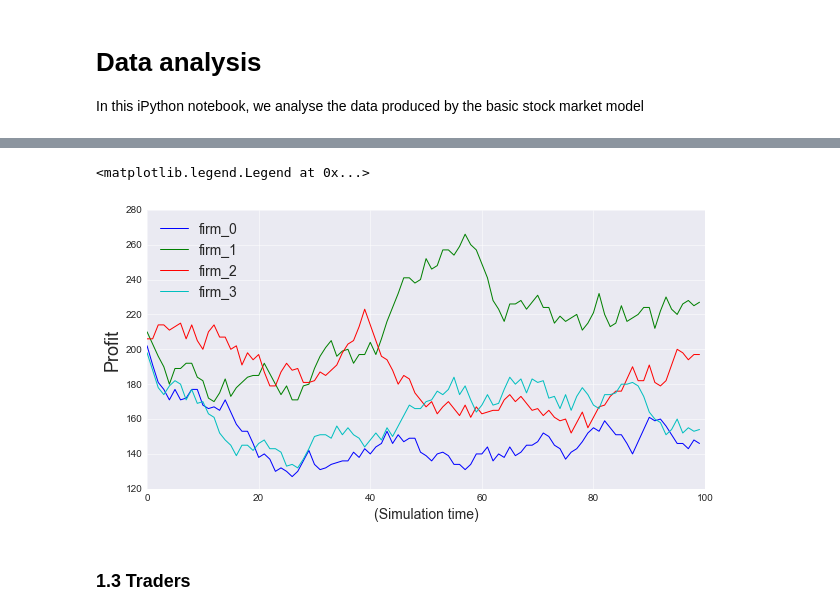
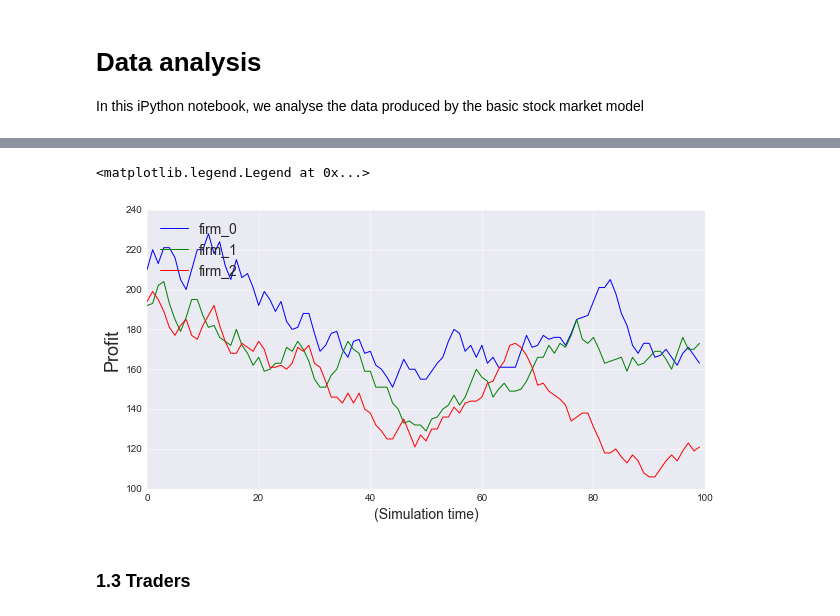
Before and after one commit to LCfP/Agent-Based-Stock-Market-Model, a Jupyter notebook: data_notebook.ipynb, the cells around one changed output, grey strips where cells are left out. Cells and saved outputs as stored; diff of their text form; code cells hidden in the pictures.

```diff
--- a/data_notebook.ipynb
+++ b/data_notebook.ipynb
@@ -87,5 +83,11 @@ In this section, we examine the state variables of firms. These are:
 * Bookvalue,
 * Dividend rate.
 # %%
-firmVariables = pd.read_sql_query("SELECT Statevariables.period, Variabletypes.variable_type, Objects.object_name, Objects.object_type, Statevariables.value FROM Statevariables JOIN Variabletypes JOIN Objects ON Statevariables.variable_type = Variabletypes.id and Statevariables.owner_id = Objects.id WHERE Objects.object_type = 'firm'", conn)
+firmVariables = pd.read_sql_query(
+    """
+    SELECT Statevariables.period, Variabletypes.variable_type, Objects.object_name, Objects.object_type, Statevariables.value
+    FROM Statevariables JOIN Variabletypes JOIN Objects
+    ON Statevariables.variable_id = Variabletypes.id and Statevariables.owner_id = Objects.id
+    WHERE Objects.object_type = 'firm'
+    """, conn)
 # %%
@@ -111,24 +103,24 @@ firmVariables.head(15)
 firm_0 = firmVariables.query('variable_type == "profit" and object_name == "firm_0"')['value']
 firm_1 = firmVariables.query('variable_type == "profit" and object_name == "firm_1"')['value']
 firm_2 = firmVariables.query('variable_type == "profit" and object_name == "firm_2"')['value']
-firm_3 = firmVariables.query('variable_type == "profit" and object_name == "firm_3"')['value']
-f_time = firmVariables.query('variable_type == "profit" and object_name == "firm_3"')['period']
+#firm_3 = firmVariables.query('variable_type == "profit" and object_name == "firm_3"')['value']
+f_time = firmVariables.query('variable_type == "profit" and object_name == "firm_0"')['period']
 # %%
 fig = plt.figure(figsize=(10,5))
 ax1 = fig.add_subplot(111)
 
 ax1.plot(f_time, firm_0, label='firm_0')
 ax1.plot(f_time, firm_1, label='firm_1')
 ax1.plot(f_time, firm_2, label='firm_2')
-ax1.plot(f_time, firm_3, label='firm_3')
+#ax1.plot(f_time, firm_3, label='firm_3')
 
 ax1.set_xlabel('(Simulation time)', fontsize='14')
 ax1.set_ylabel('Profit', fontsize='18')
 
 plt.legend(loc=2, fontsize='14')
 # %% [output]
 <matplotlib.legend.Legend at 0x...>
-[figure, old version]
+[figure, new version]
 # %% [markdown]
 ### 1.3 Traders
 # %% [markdown]
```
Also changed, not shown: parts of 38 cells of this notebook, 4 other files.
